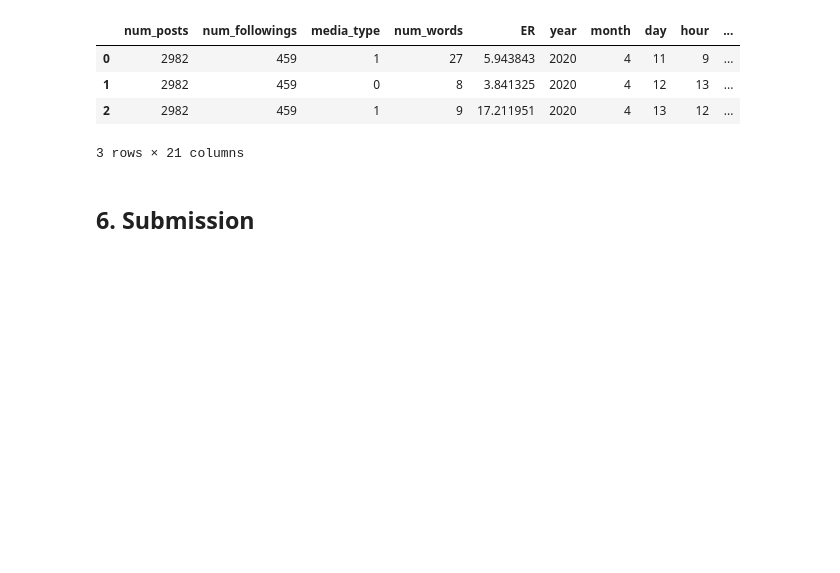
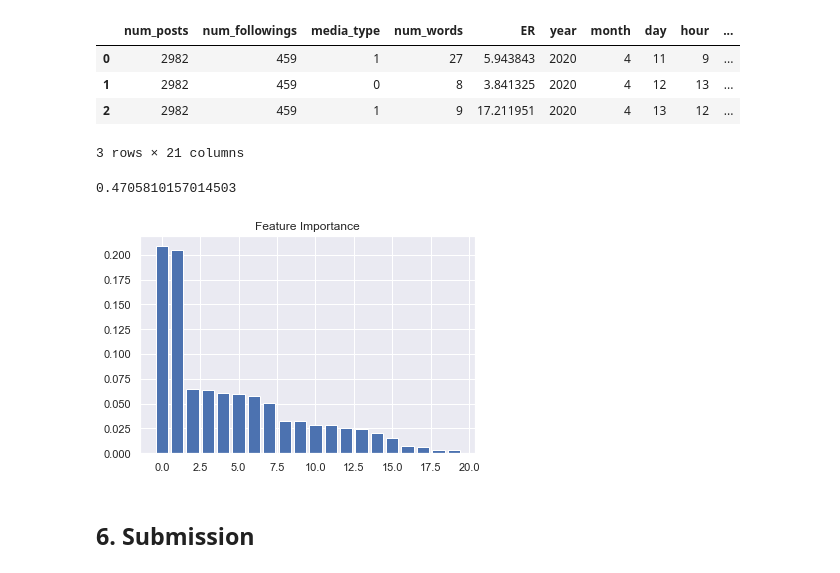
Before and after one commit to BadrAlpha07/Data-Camp-Project, a Jupyter notebook: Starting_kit_engagement_rate.ipynb, the cells around one changed output. Drawn from its saved outputs; the diff is of its cells as text; code cells hidden in the pictures; blank space fills up the shorter version.

Commit message:
model

```diff
--- a/Starting_kit_engagement_rate.ipynb
+++ b/Starting_kit_engagement_rate.ipynb
@@ -510,6 +509,30 @@ df.head(3)
 | 1 | 2982 | 459 | 0 | 8 | 3.841325 | 2020 | 4 | 12 | 13 | ... |
 | 2 | 2982 | 459 | 1 | 9 | 17.211951 | 2020 | 4 | 13 | 12 | ... |
 3 rows × 21 columns
+# %%
+from sklearn.model_selection import train_test_split
+from sklearn.ensemble import RandomForestRegressor
+
+X_train, X_test, y_train, y_test = train_test_split(df.drop(columns=['ER']), df['ER'])
+
+X_train = StandardScaler().fit_transform(X_train)
+X_test = StandardScaler().fit_transform(X_test)
+
+regressor = RandomForestRegressor()
+
+model = regressor.fit(X_train, y_train)
+# %% [output]
+0.4705810157014503
+# %%
+importances = model.feature_importances_
+indices = np.argsort(importances)[::-1]
+
+plt.figure()
+plt.title('Feature Importance')
+plt.bar(range(X_train.shape[1]), importances[indices])
+plt.show()
+# %% [output]
+[figure, added]
 # %% [markdown]
 ## 6. Submission
 # %% [markdown]
```
Also changed, not shown: parts of 1 cell of this notebook.
